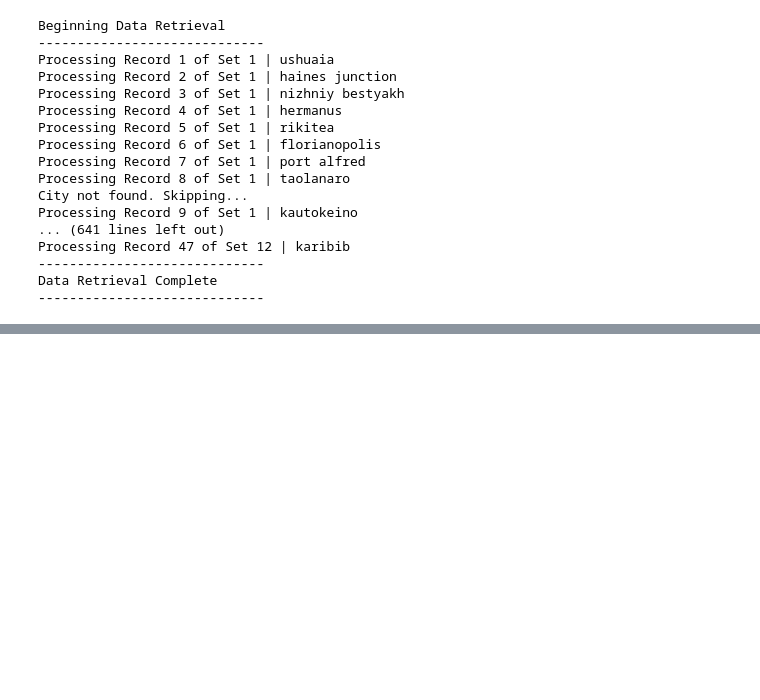
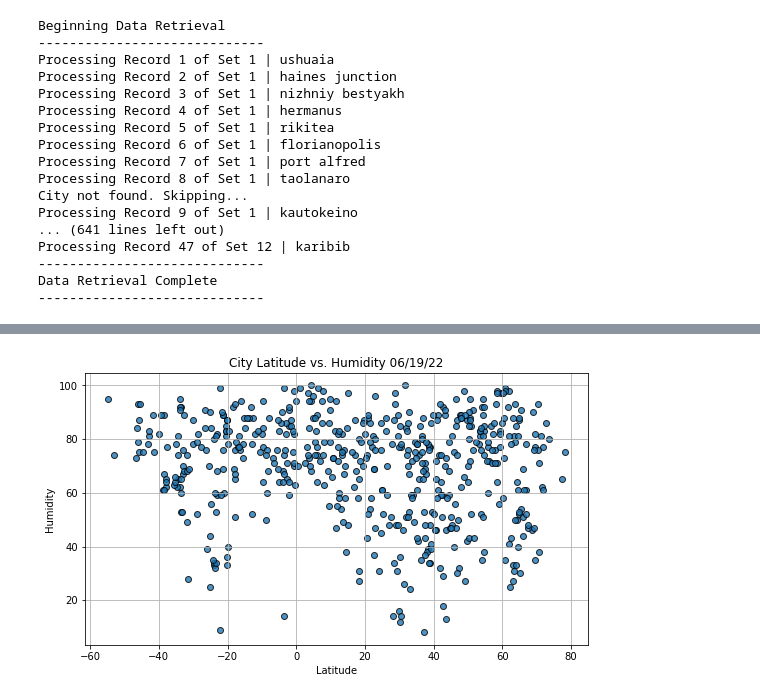
Before and after one commit to MeghanHull/World_Weather_Analysis, a Jupyter notebook: WeatherPy.ipynb, the cells around one changed output, grey strips where cells are left out. Cells and saved outputs as stored; diff of their text form; code cells hidden in the pictures; blank space fills up the shorter version.

```diff
--- a/WeatherPy.ipynb
+++ b/WeatherPy.ipynb
@@ -166,0 +223,6 @@ city_data_df.to_csv(output_data_file, index_label="City_ID")
+# %%
+# Call function to plot Humidity
+plot_weather_lat_scatter(humidity,"Humidity","","Fig2")
+plt.show()
+# %% [output]
+[figure, added]
```
Also changed, not shown: parts of 23 cells of this notebook.
